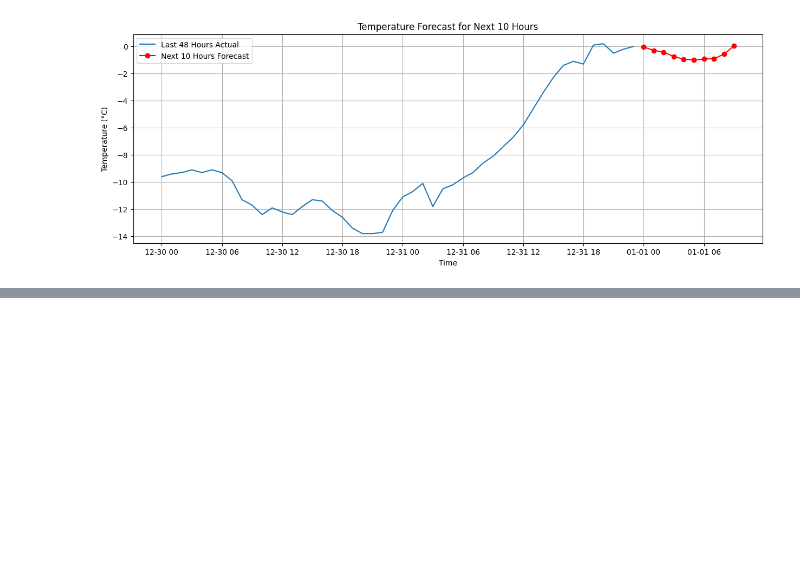
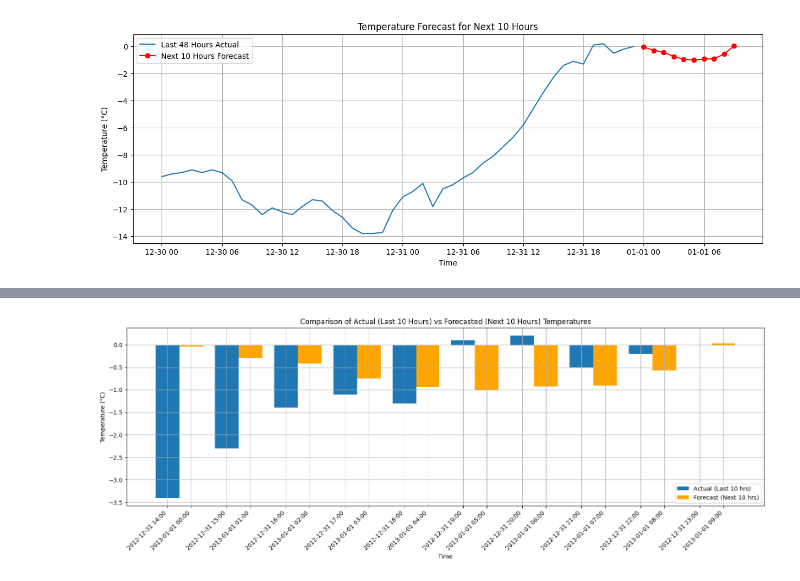
Before and after one commit to Visa110804/Time-series-forecasting, a Jupyter notebook: Time_series_forrecast.ipynb, the cells around one changed output, grey strips where cells are left out. Saved outputs shown, nothing was run; the diff lists cells and outputs as text; code cells hidden in the pictures; blank space fills up the shorter version.

```diff
--- a/Time_series_forrecast.ipynb
+++ b/Time_series_forrecast.ipynb
@@ -186,0 +260,63 @@ Freq: h, dtype: float64
+# %%
+import pandas as pd
+import numpy as np
+import matplotlib.pyplot as plt
+from statsmodels.tsa.statespace.sarimax import SARIMAX
+
+# Load data
+df = pd.read_csv('Weather_Data.csv')
+
+# Parse datetime and set index
+df['Date/Time'] = pd.to_datetime(df['Date/Time'])
+df.set_index('Date/Time', inplace=True)
+
+# Fill missing values
+df = df.fillna(method='ffill')
+
+# Use temperature column
+temperature = df['Temp_C']
+
+# Fit SARIMAX model on full data
+model = SARIMAX(temperature, order=(1,1,1), seasonal_order=(1,1,1,24))
+model_fit = model.fit(disp=False)
+
+# Forecast next 10 hours
+n_steps = 10
+start = len(temperature)
+end = start + n_steps - 1
+forecast = model_fit.predict(start=start, end=end)
+
+# Create datetime index for forecast
+last_datetime = temperature.index[-1]
+forecast_index = pd.date_range(start=last_datetime + pd.Timedelta(hours=1), periods=n_steps, freq='H')
+forecast_series = pd.Series(forecast.values, index=forecast_index)
+
+# Get last 10 actual values
+actual_series = temperature[-10:]
+
+# Create bar chart to compare
+plt.figure(figsize=(16, 6))
+
+# Plot actual temperatures
+plt.bar(actual_series.index.strftime('%Y-%m-%d %H:%M'), actual_series.values, width=0.4, label='Actual (Last 10 hrs)', align='center')
+
+# Shift x positions for forecast bars to avoid overlap
+forecast_labels = forecast_series.index.strftime('%Y-%m-%d %H:%M')
+x_pos = np.arange(len(forecast_labels))
+plt.bar(x_pos + 0.4, forecast_series.values, width=0.4, label='Forecast (Next 10 hrs)', color='orange')
+
+# Set x-ticks and labels
+xticks_labels = list(actual_series.index.strftime('%Y-%m-%d %H:%M')) + list(forecast_labels)
+xticks_positions = list(range(len(actual_series))) + list(x_pos + 0.4)
+plt.xticks(ticks=xticks_positions, labels=xticks_labels, rotation=45, ha='right')
+
+# Titles and labels
+plt.title("Comparison of Actual (Last 10 Hours) vs Forecasted (Next 10 Hours) Temperatures")
+plt.xlabel("Time")
+plt.ylabel("Temperature (°C)")
+plt.legend()
+plt.grid(True)
+plt.tight_layout()
+plt.show()
+# %% [output]
+[figure, added]
```
Also changed, not shown: parts of 2 cells of this notebook.
